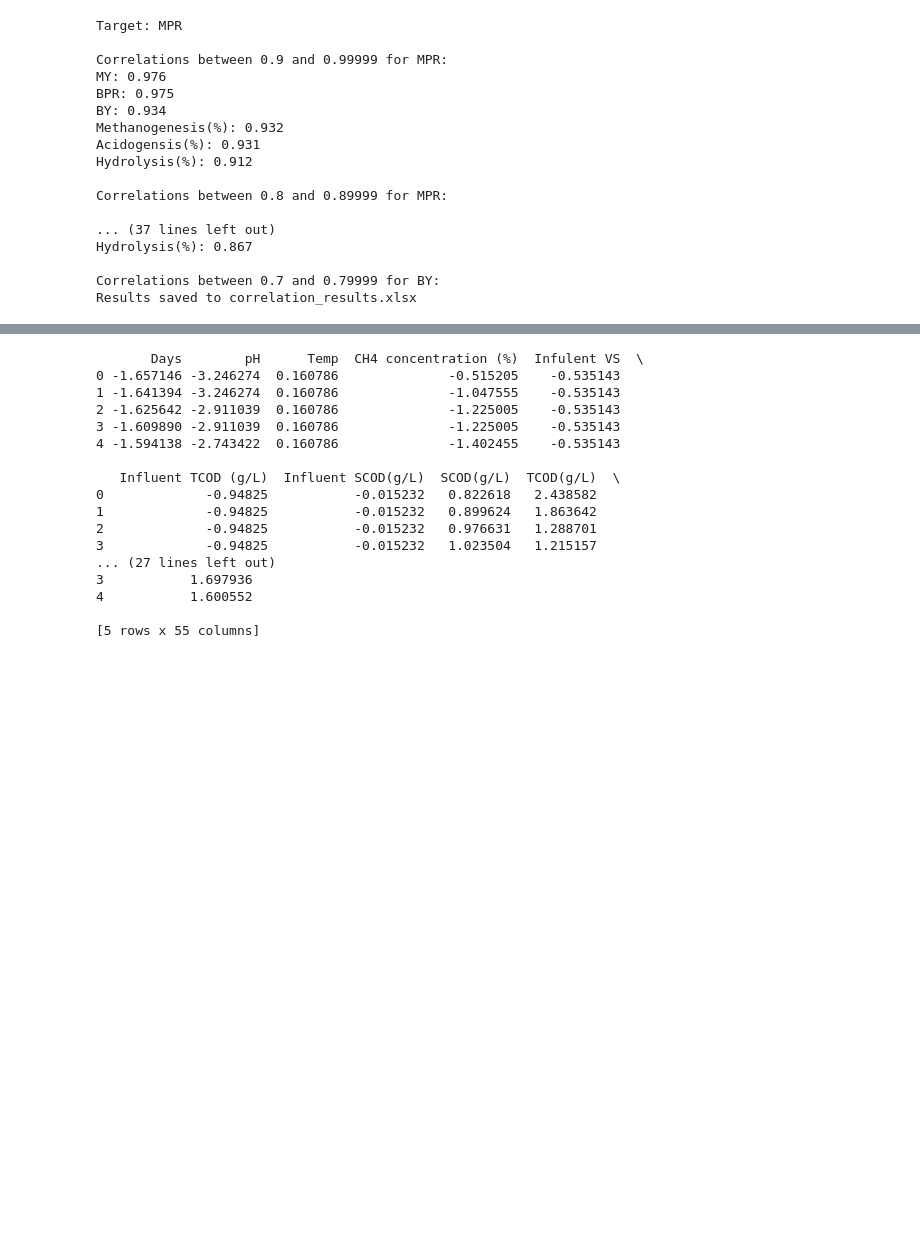
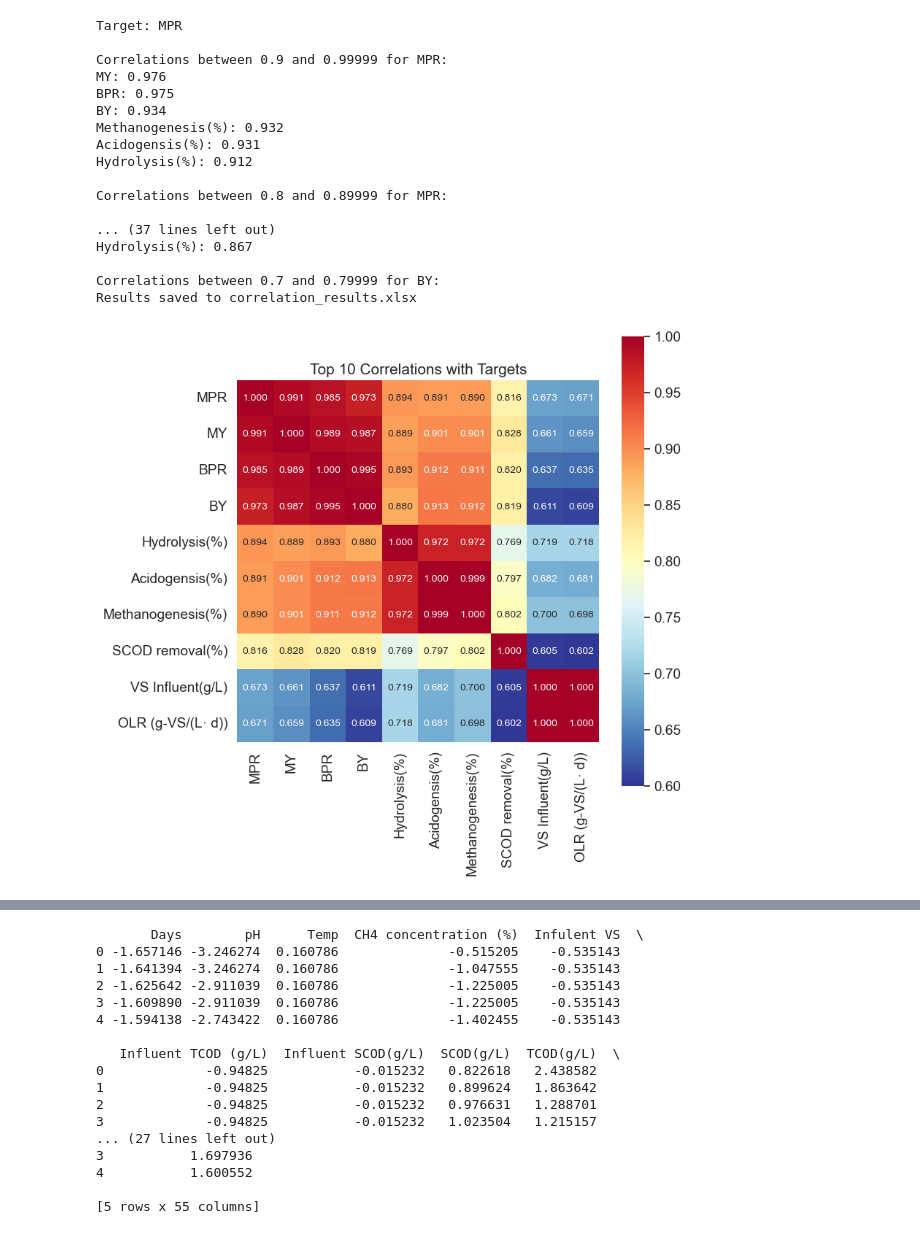
Before and after one commit to wenyi22/-, a Jupyter notebook: Continuous anaerobic2.ipynb, the cells around one changed output, grey strips where cells are left out. Drawn from its saved outputs; the diff is of its cells as text; code cells hidden in the pictures; blank space fills up the shorter version.

```diff
--- a/Continuous anaerobic2.ipynb
+++ b/Continuous anaerobic2.ipynb
@@ -514,6 +521,23 @@ Hydrolysis(%): 0.867
 
 Correlations between 0.7 and 0.79999 for BY:
 Results saved to correlation_results.xlsx
+# %%
+#氣提相關性分析
+
+targets = ["MPR", "MY", "BPR", "BY"]
+k = 10
+corrmat = test.corr()
+cols = corrmat.nlargest(k, targets)[targets].index
+cm = np.corrcoef(test[cols].values.T)
+
+fig, ax = plt.subplots(figsize=(8, 8))
+sns.set(font_scale=1.25)
+hm = sns.heatmap(cm, cbar=True, annot=True, square=True, fmt='.3f', annot_kws={'size':10},
+            yticklabels=cols.values, xticklabels=cols.values, cmap='RdYlBu_r', vmin=0.6, vmax=1.0)
+plt.title(f"Top {k} Correlations with Targets")
+plt.show()
+# %% [output]
+[figure, added]
 # %%
 # #對分類變量編碼
 # from sklearn.preprocessing import LabelEncoder
```
Also changed, not shown: parts of 10 cells of this notebook, 8 other files.
